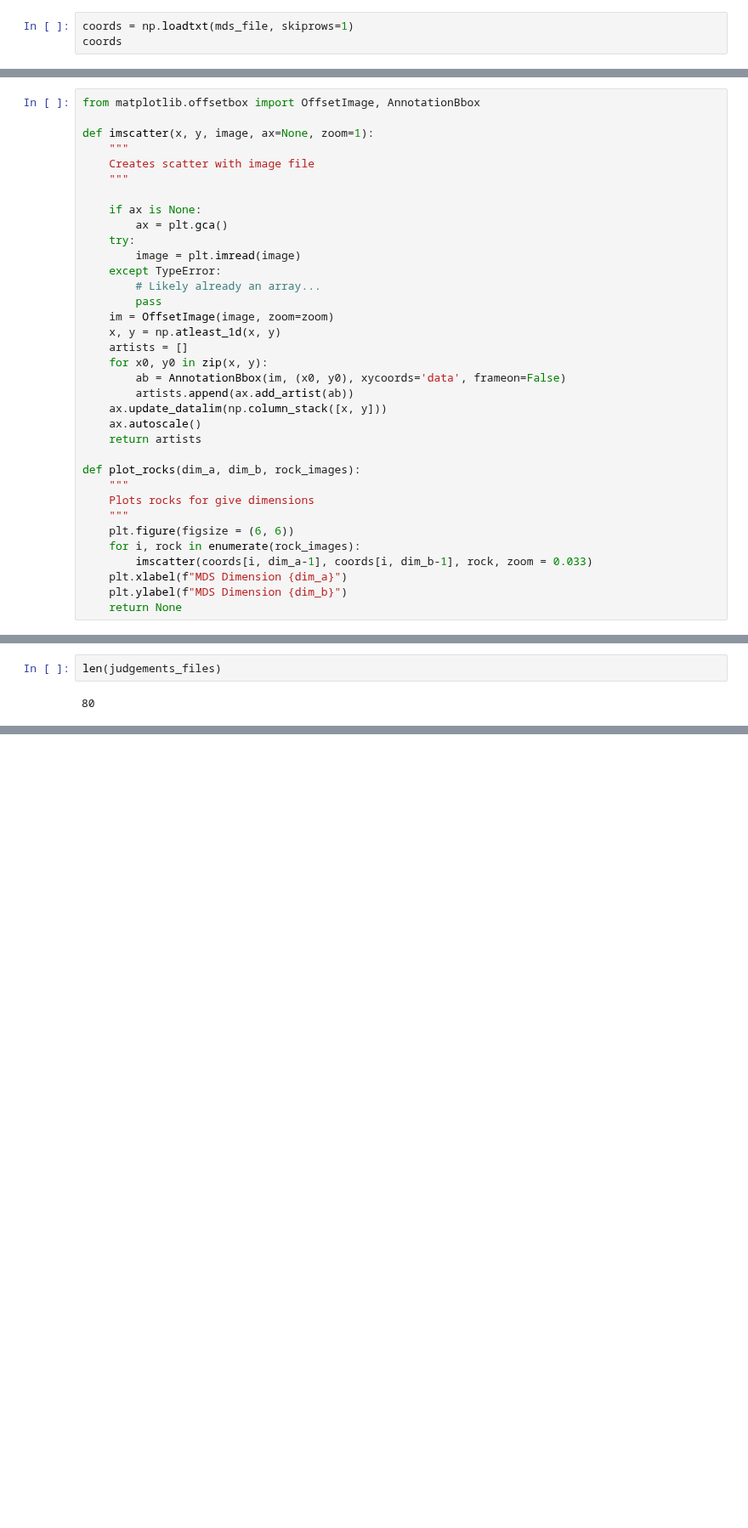
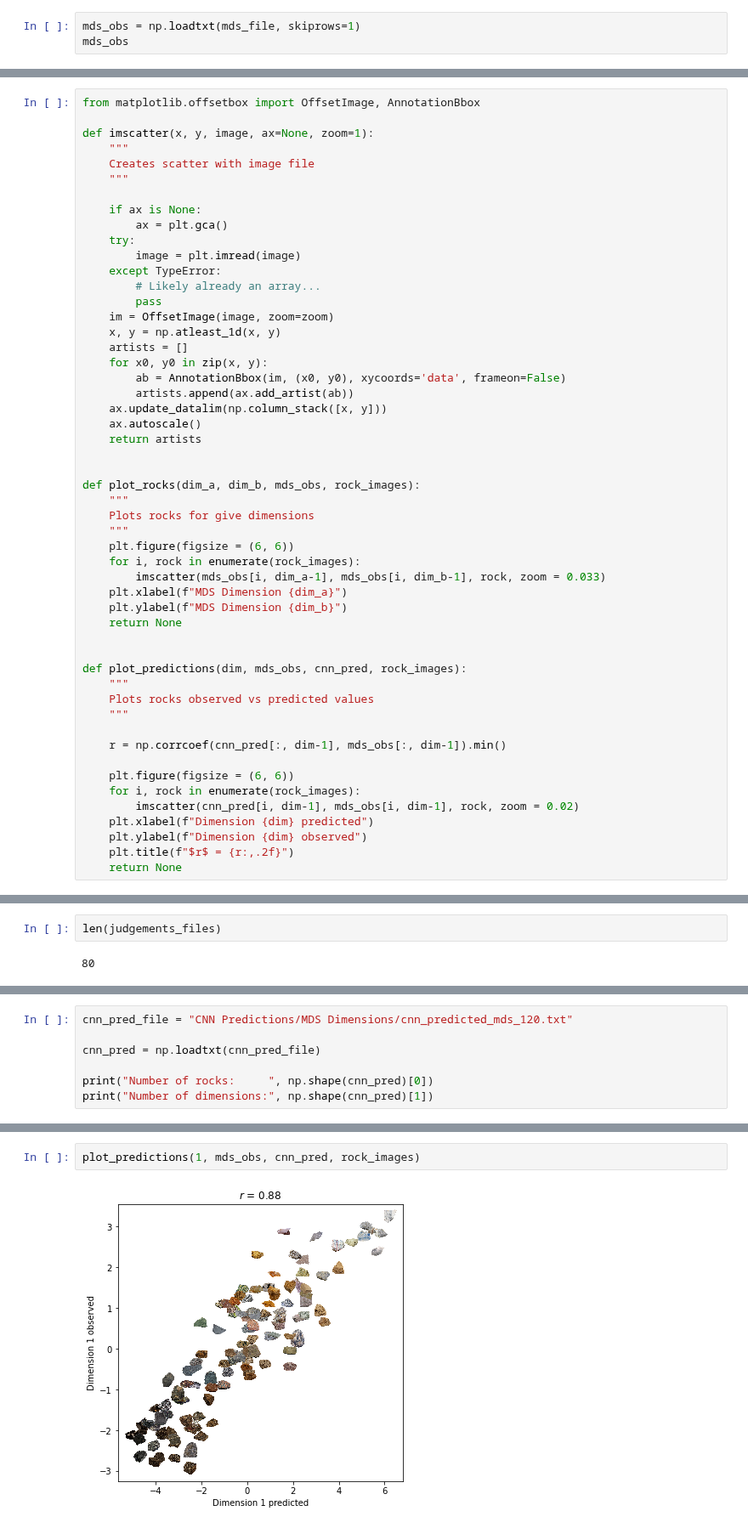
Before and after one commit to dominikpegler/mds_cnn, a Jupyter notebook: sanders_nosofsky_2020/mds.ipynb, the cells around one changed output, grey strips where cells are left out. Shown at 85% size. Saved outputs shown, nothing was run; the diff lists cells and outputs as text; blank space fills up the shorter version.

Commit message:
added prediction plots

```diff
--- a/sanders_nosofsky_2020/mds.ipynb
+++ b/sanders_nosofsky_2020/mds.ipynb
@@ -34,6 +36,6 @@ plt.title(rock_id);
 # %%
-coords = np.loadtxt(mds_file, skiprows=1)
-coords
+mds_obs = np.loadtxt(mds_file, skiprows=1)
+mds_obs
 # %% [output]
 array([[-0.72, -0.61, -0.19, ..., -1.8 , -4.5 , -5.  ],
        [ 0.3 ,  1.5 ,  1.01, ..., -2.5 , -3.  , -5.  ],
@@ -75,16 +77,33 @@ def imscatter(x, y, image, ax=None, zoom=1):
     ax.autoscale()
     return artists
 
-def plot_rocks(dim_a, dim_b, rock_images):
+
+def plot_rocks(dim_a, dim_b, mds_obs, rock_images):
     """
     Plots rocks for give dimensions
     """
     plt.figure(figsize = (6, 6))
     for i, rock in enumerate(rock_images):
-        imscatter(coords[i, dim_a-1], coords[i, dim_b-1], rock, zoom = 0.033)
+        imscatter(mds_obs[i, dim_a-1], mds_obs[i, dim_b-1], rock, zoom = 0.033)
     plt.xlabel(f"MDS Dimension {dim_a}")
     plt.ylabel(f"MDS Dimension {dim_b}")
     return None
+
+
+def plot_predictions(dim, mds_obs, cnn_pred, rock_images):
+    """
+    Plots rocks observed vs predicted values
+    """
+
+    r = np.corrcoef(cnn_pred[:, dim-1], mds_obs[:, dim-1]).min()
+
+    plt.figure(figsize = (6, 6))
+    for i, rock in enumerate(rock_images):
+        imscatter(cnn_pred[i, dim-1], mds_obs[i, dim-1], rock, zoom = 0.02)
+    plt.xlabel(f"Dimension {dim} predicted")
+    plt.ylabel(f"Dimension {dim} observed")
+    plt.title(f"$r$ = {r:,.2f}")
+    return None
 # %% [markdown]
 ### a) Dimensions 1 vs 2
 # %%
@@ -124,0 +149,7 @@ len(judgements_files)
+# %%
+cnn_pred_file = "CNN Predictions/MDS Dimensions/cnn_predicted_mds_120.txt"
+
+cnn_pred = np.loadtxt(cnn_pred_file)
+
+print("Number of rocks:     ", np.shape(cnn_pred)[0])
+print("Number of dimensions:", np.shape(cnn_pred)[1])
@@ -124,0 +161,4 @@ len(judgements_files)
+# %%
+plot_predictions(1, mds_obs, cnn_pred, rock_images)
+# %% [output]
+[figure, added]
```
Also changed, not shown: parts of 25 cells of this notebook, 1 other file.
